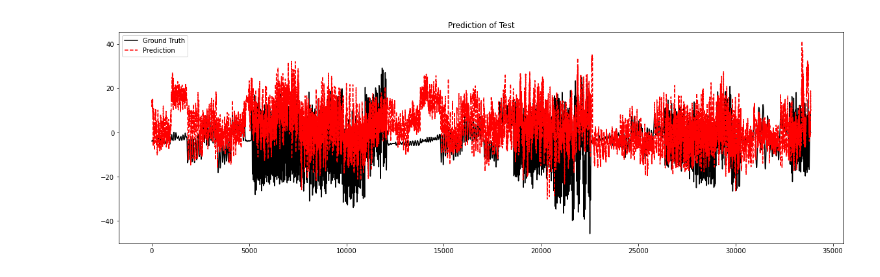
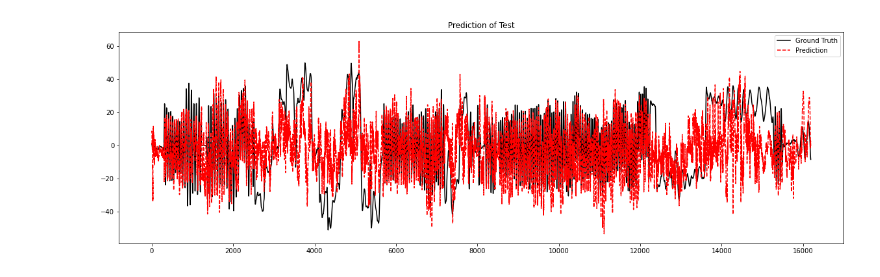
Before and after one commit to ssong47/CS598-FinalProject, a Jupyter notebook: Code/Alex/Part2CNNet_thetaz_viewresults-bmi.ipynb, the cells around one changed output. Drawn from its saved outputs; the diff is of its cells as text; code cells hidden in the pictures.

```diff
--- a/Code/Alex/Part2CNNet_thetaz_viewresults-bmi.ipynb
+++ b/Code/Alex/Part2CNNet_thetaz_viewresults-bmi.ipynb
@@ -31,8 +31,8 @@ import tensorflow as tf
 # %%
 #Params
 
-mdlname = 'saved_model/cnn3v26_r3'
-mdl_paramsfn = 'depthforcemodelparam_cnn3v26_r3_pb.pkl'
+mdlname = 'saved_model/cnn3v27'
+mdl_paramsfn = 'depthforcemodelparam_cnn3v27_pb.pkl'
 # datapath = "/home/asilador/CS598/CS598-FinalProject/Preliminary Data V5/Test_Subject_Leo"
 datapath = r'C:\Users\Alex\Box Sync\CS598 - Final Project\Preliminary Data V5\Test_Subject_Leo'
 # %%
@@ -141,7 +141,7 @@ def read_output_data(qtm_file_data, theta):
 
     return qtm_data
 # %%
-n_test = (36,38)
+n_test = (47,49)
 nw_resize = 2
 nh_resize = 2
 xtemp = {}
@@ -170,8 +170,8 @@ for i in range (len(xtemp)):
 del xtemp
 
 ## Read Input Data: FCSS
-n_test = (36,38)
-date = ('12_12_2020','12_13_2020')
+n_test = (47,49)
+date = ('12_15_2020','12_15_2020')
 subj = ['leo','leo']
 subjwgt = [67, 67]
 subjht = [174, 174]
@@ -251,8 +251,8 @@ train_dcamera_path
 # %%
 # Read in Output Data
 #TODO clean up this section of code for easy access from other computers
-n_test = (36,38)
-date = ('12_12_2020','12_13_2020')
+n_test = (47,49)
+date = ('12_15_2020','12_15_2020')
 subj = ['leo','leo']
 y_gt = {}
 yrun = 0
@@ -454,11 +454,11 @@ Restored model, accuracy: 10.20 degrees
 # %%
 plt.figure(figsize=(20,6))
 plt.plot(y_new,'k')
-plt.plot(y_pred,'r--')
+plt.plot(y_pred*1.5,'r--')
 plt.title('Prediction of Test')
 #plt.axis([xmin, xmax, ymin, ymax])
 plt.legend(labels=['Ground Truth','Prediction'])
 plt.show()
 # Squared-root of Squared Error
 # %% [output]
-[figure, old version]
+[figure, new version]
```
Also changed, not shown: parts of 3 cells of this notebook, 1 other file.
